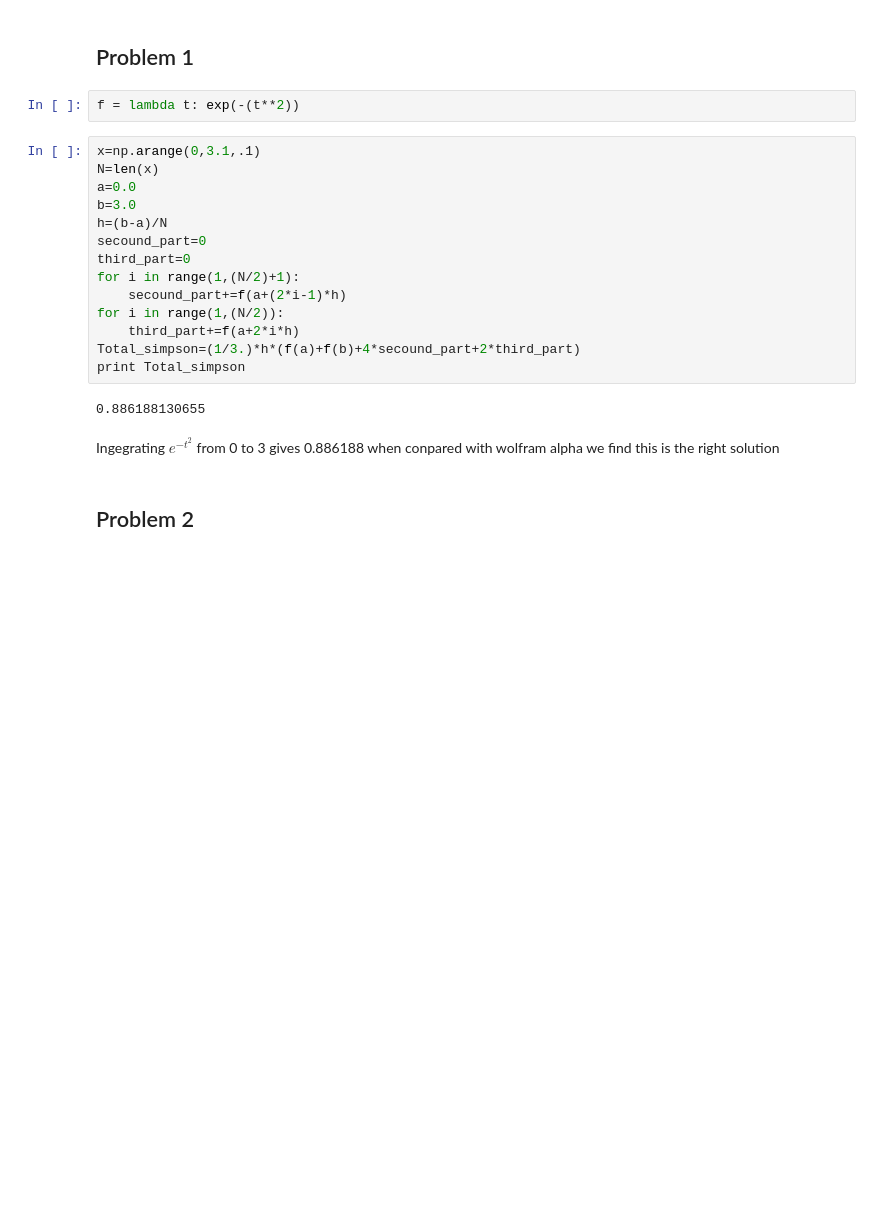
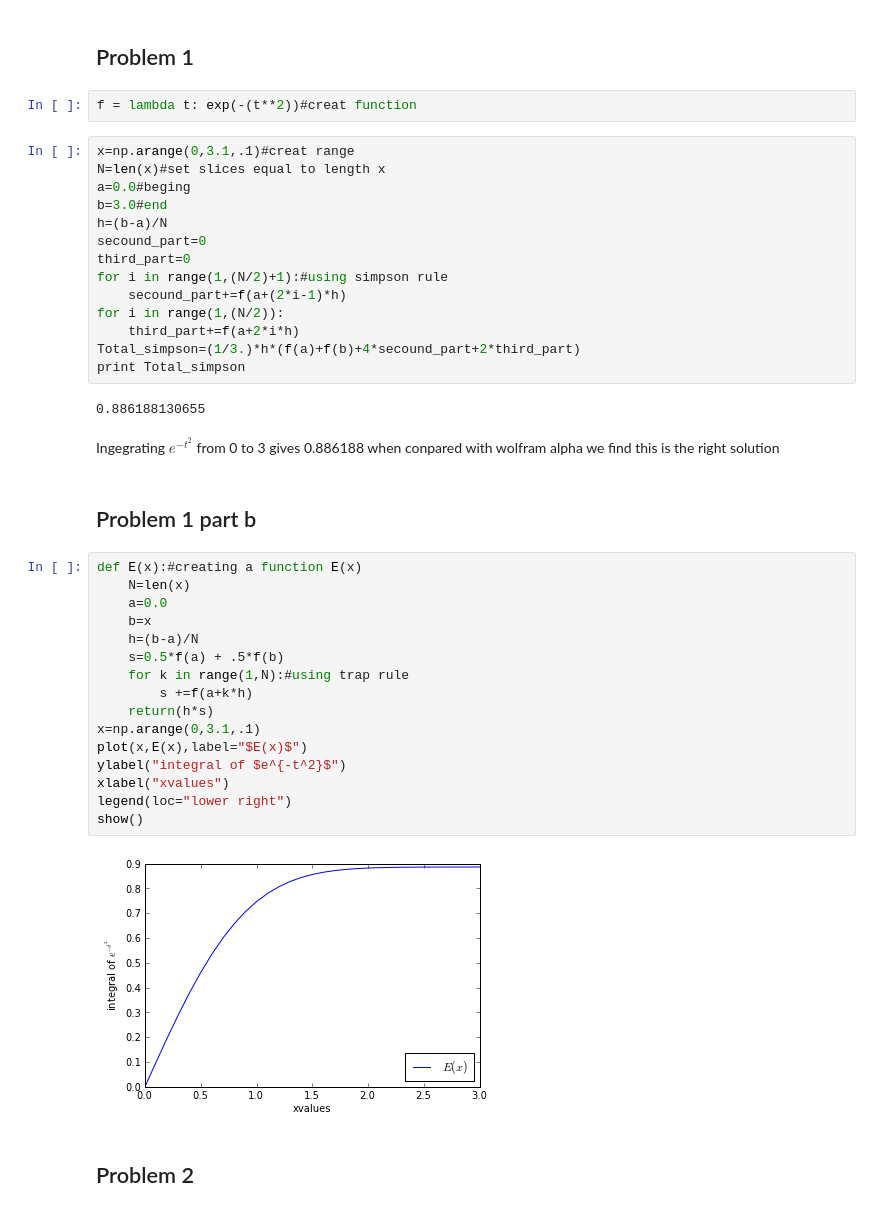
Before and after one commit to mmille60/PHYS202-SP2013, a Jupyter notebook: Week5/IntegrationEX4.ipynb, the cells around one changed output. Saved outputs shown, nothing was run; the diff lists cells and outputs as text; blank space fills up the shorter version.

```diff
--- a/Week5/IntegrationEX4.ipynb
+++ b/Week5/IntegrationEX4.ipynb
@@ -2,16 +2,16 @@
 Problem 1
 ---
 # %%
-f = lambda t: exp(-(t**2))
+f = lambda t: exp(-(t**2))#creat function
 # %%
-x=np.arange(0,3.1,.1)
-N=len(x)
-a=0.0
-b=3.0
+x=np.arange(0,3.1,.1)#creat range
+N=len(x)#set slices equal to length x
+a=0.0#beging
+b=3.0#end
 h=(b-a)/N
 secound_part=0
 third_part=0
-for i in range(1,(N/2)+1):
+for i in range(1,(N/2)+1):#using simpson rule
     secound_part+=f(a+(2*i-1)*h)
 for i in range(1,(N/2)):
     third_part+=f(a+2*i*h)
@@ -21,6 +21,27 @@ print Total_simpson
 0.886188130655
 # %% [markdown]
 Ingegrating $e^{-t^2}$ from 0 to 3 gives 0.886188 when conpared with wolfram alpha we find this is the right solution
+# %% [markdown]
+Problem 1 part b
+----
+# %%
+def E(x):#creating a function E(x)
+    N=len(x)
+    a=0.0
+    b=x
+    h=(b-a)/N
+    s=0.5*f(a) + .5*f(b)
+    for k in range(1,N):#using trap rule
+        s +=f(a+k*h)
+    return(h*s)
+x=np.arange(0,3.1,.1)
+plot(x,E(x),label="$E(x)$")
+ylabel("integral of $e^{-t^2}$")
+xlabel("xvalues")
+legend(loc="lower right")
+show()
+# %% [output]
+[figure, added]
 # %% [markdown]
 Problem 2
 ----
```
Also changed, not shown: parts of 81 cells of this notebook.
